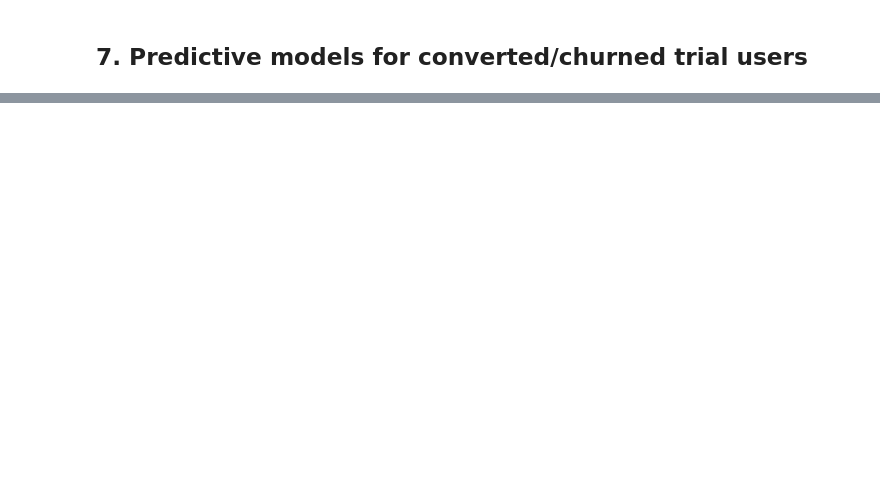
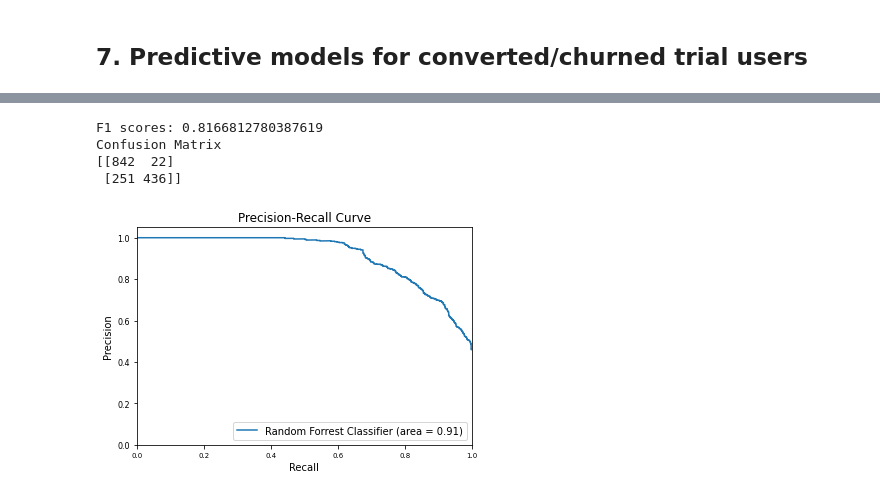
Before and after one commit to mpham93/Keep_Running, a Jupyter notebook: notebooks/Trial_Users.ipynb, the cells around one changed output, grey strips where cells are left out. Cells and saved outputs as stored; diff of their text form; code cells hidden in the pictures; blank space fills up the shorter version.

```diff
--- a/notebooks/Trial_Users.ipynb
+++ b/notebooks/Trial_Users.ipynb
@@ -267,0 +340,9 @@ plot_decisionPath(estimator, X, class_name = ['Churned', 'Converted'])
+# %%
+selector = rf.fit(X, y)
+plot_AUC(selector, X, y)
+# %% [output]
+F1 scores: 0.8166812780387619
+Confusion Matrix
+[[842  22]
+ [251 436]]
+[figure, added]
```
Also changed, not shown: parts of 24 cells of this notebook, 2 other files.
